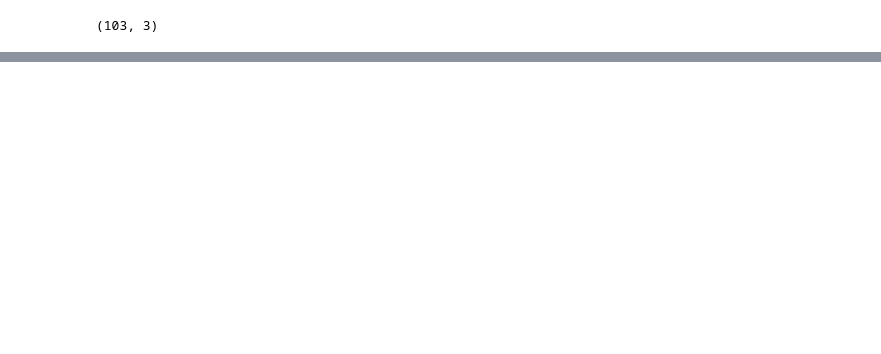
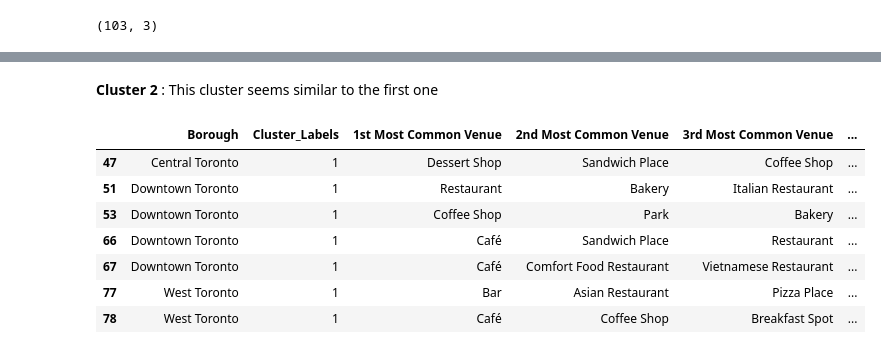
Before and after one commit to JulietteBaud/Capstone_Project, a Jupyter notebook: War_of_Neighborhoods_Toronto.ipynb, the cells around one changed output, grey strips where cells are left out. Saved outputs shown, nothing was run; the diff lists cells and outputs as text; code cells hidden in the pictures; blank space fills up the shorter version.

```diff
--- a/War_of_Neighborhoods_Toronto.ipynb
+++ b/War_of_Neighborhoods_Toronto.ipynb
@@ -150,0 +792,13 @@ df.shape
+# %% [markdown]
+__Cluster 2__ : This cluster seems similar to the first one
+# %%
+toronto_merged.loc[toronto_merged['Cluster_Labels'] == 1, toronto_merged.columns[[1] + list(range(5, toronto_merged.shape[1]))]]
+# %% [output]
+|  | Borough | Cluster_Labels | 1st Most Common Venue | 2nd Most Common Venue | 3rd Most Common Venue | ... |
+| 47 | Central Toronto | 1 | Dessert Shop | Sandwich Place | Coffee Shop | ... |
+| 51 | Downtown Toronto | 1 | Restaurant | Bakery | Italian Restaurant | ... |
+| 53 | Downtown Toronto | 1 | Coffee Shop | Park | Bakery | ... |
+| 66 | Downtown Toronto | 1 | Café | Sandwich Place | Restaurant | ... |
+| 67 | Downtown Toronto | 1 | Café | Comfort Food Restaurant | Vietnamese Restaurant | ... |
+| 77 | West Toronto | 1 | Bar | Asian Restaurant | Pizza Place | ... |
+| 78 | West Toronto | 1 | Café | Coffee Shop | Breakfast Spot | ... |
```
Also changed, not shown: parts of 53 cells of this notebook.
